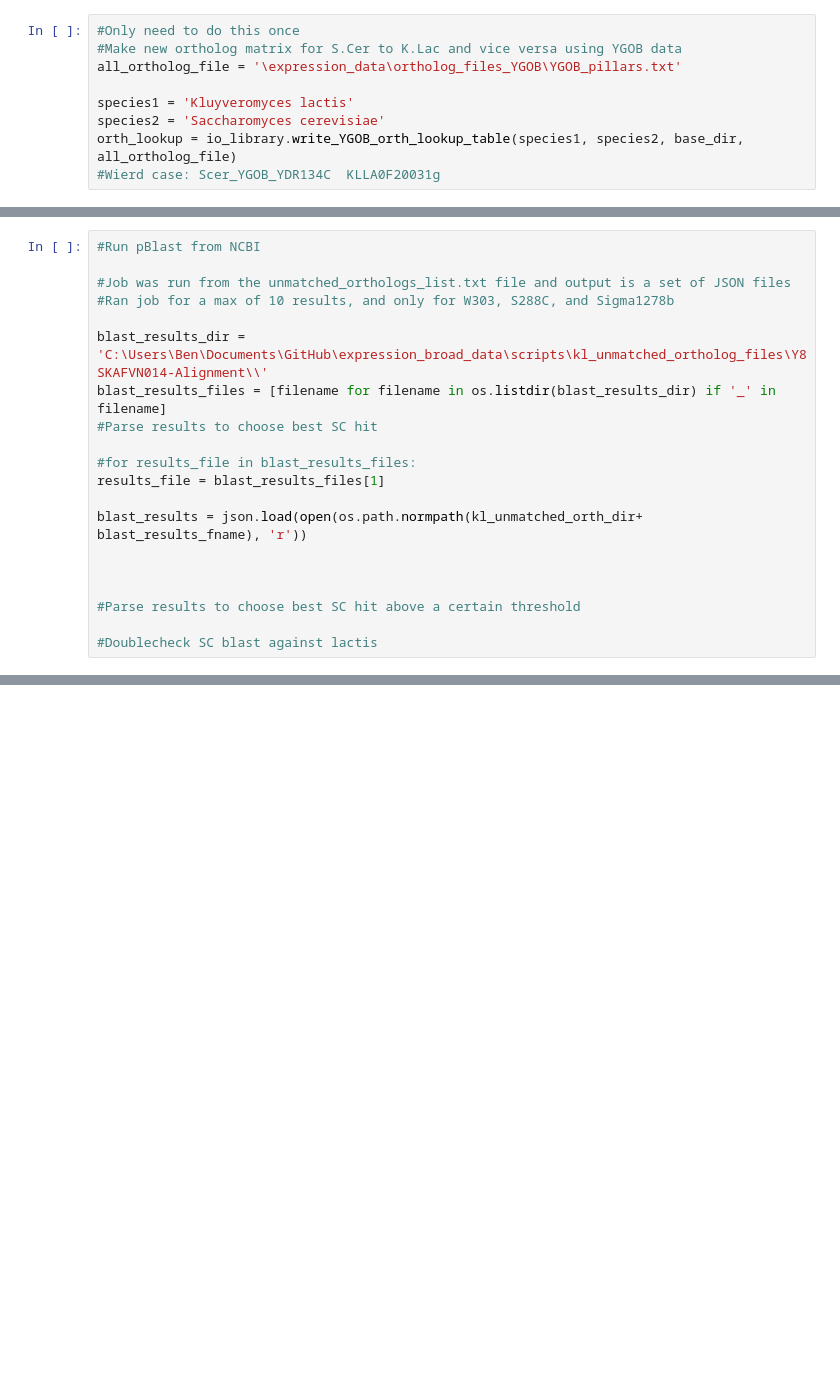
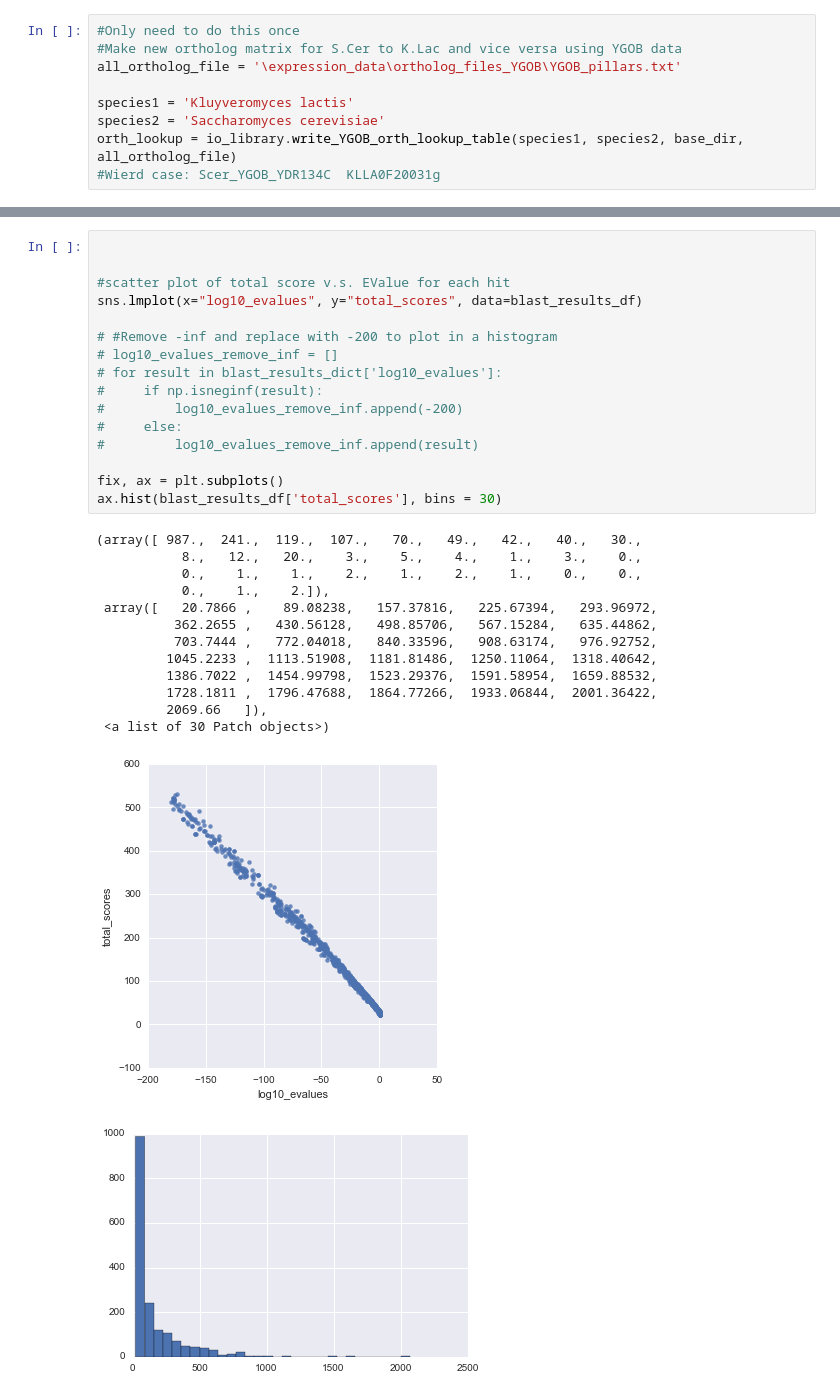
Before and after one commit to heineike02/yeast_esr_expression_analysis, a Jupyter notebook: scripts/KL_SC_pblast.ipynb, the cells around one changed output, grey strips where cells are left out. Saved outputs shown, nothing was run; the diff lists cells and outputs as text; blank space fills up the shorter version.

```diff
--- a/scripts/KL_SC_pblast.ipynb
+++ b/scripts/KL_SC_pblast.ipynb
@@ -66,23 +83,3 @@ for gene in kl_unmatched_orthologs:
     except:
         pass
 kl_unmatched_orth_ids.close()
-# %%
-#Run pBlast from NCBI
-
-#Job was run from the unmatched_orthologs_list.txt file and output is a set of JSON files
-#Ran job for a max of 10 results, and only for W303, S288C, and Sigma1278b
-
-blast_results_dir = 'C:\Users\Ben\Documents\GitHub\expression_broad_data\scripts\kl_unmatched_ortholog_files\Y8SKAFVN014-Alignment\\'
-blast_results_files = [filename for filename in os.listdir(blast_results_dir) if '_' in filename]
-#Parse results to choose best SC hit
-
-#for results_file in blast_results_files:
-results_file = blast_results_files[1]
-
-blast_results = json.load(open(os.path.normpath(kl_unmatched_orth_dir+ blast_results_fname), 'r'))
-
-
-
-#Parse results to choose best SC hit above a certain threshold
-
-#Doublecheck SC blast against lactis
@@ -98,0 +149,31 @@ axx
+# %%
+
+
+#scatter plot of total score v.s. EValue for each hit
+sns.lmplot(x="log10_evalues", y="total_scores", data=blast_results_df)
+
+# #Remove -inf and replace with -200 to plot in a histogram
+# log10_evalues_remove_inf = []
+# for result in blast_results_dict['log10_evalues']:
+#     if np.isneginf(result):
+#         log10_evalues_remove_inf.append(-200)
+#     else:
+#         log10_evalues_remove_inf.append(result)
+
+fix, ax = plt.subplots()
+ax.hist(blast_results_df['total_scores'], bins = 30)
+# %% [output]
+(array([ 987.,  241.,  119.,  107.,   70.,   49.,   42.,   40.,   30.,
+           8.,   12.,   20.,    3.,    5.,    4.,    1.,    3.,    0.,
+           0.,    1.,    1.,    2.,    1.,    2.,    1.,    0.,    0.,
+           0.,    1.,    2.]),
+ array([   20.7866 ,    89.08238,   157.37816,   225.67394,   293.96972,
+          362.2655 ,   430.56128,   498.85706,   567.15284,   635.44862,
+          703.7444 ,   772.04018,   840.33596,   908.63174,   976.92752,
+         1045.2233 ,  1113.51908,  1181.81486,  1250.11064,  1318.40642,
+         1386.7022 ,  1454.99798,  1523.29376,  1591.58954,  1659.88532,
+         1728.1811 ,  1796.47688,  1864.77266,  1933.06844,  2001.36422,
+         2069.66   ]),
+ <a list of 30 Patch objects>)
+[figure, added]
+[figure, added]
```
Also changed, not shown: parts of 22 cells of this notebook, 7 other files.
